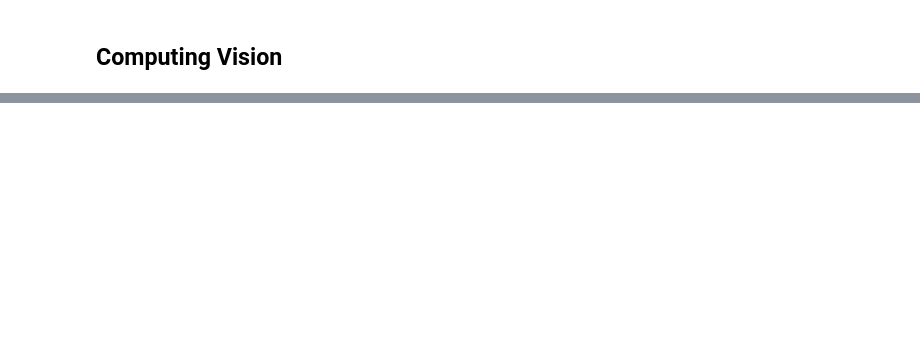
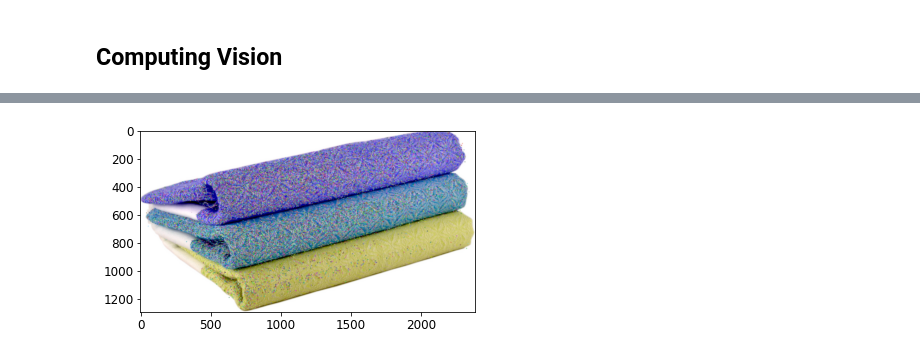
Before and after one commit to Pierre-Eloi/OC_DS_Project6, a Jupyter notebook: automatic_classification.ipynb, the cells around one changed output, grey strips where cells are left out. Cells and saved outputs as stored; diff of their text form; code cells hidden in the pictures; blank space fills up the shorter version.

```diff
--- a/automatic_classification.ipynb
+++ b/automatic_classification.ipynb
@@ -804,0 +857,9 @@ plt.show()
+# %%
+keypoints, descriptors = sift.detectAndCompute(image, None)
+# %%
+img = cv2.drawKeypoints(image, keypoints, None)
+# %%
+plt.imshow(img)
+plt.show()
+# %% [output]
+[figure, added]
```
Also changed, not shown: parts of 12 cells of this notebook.
